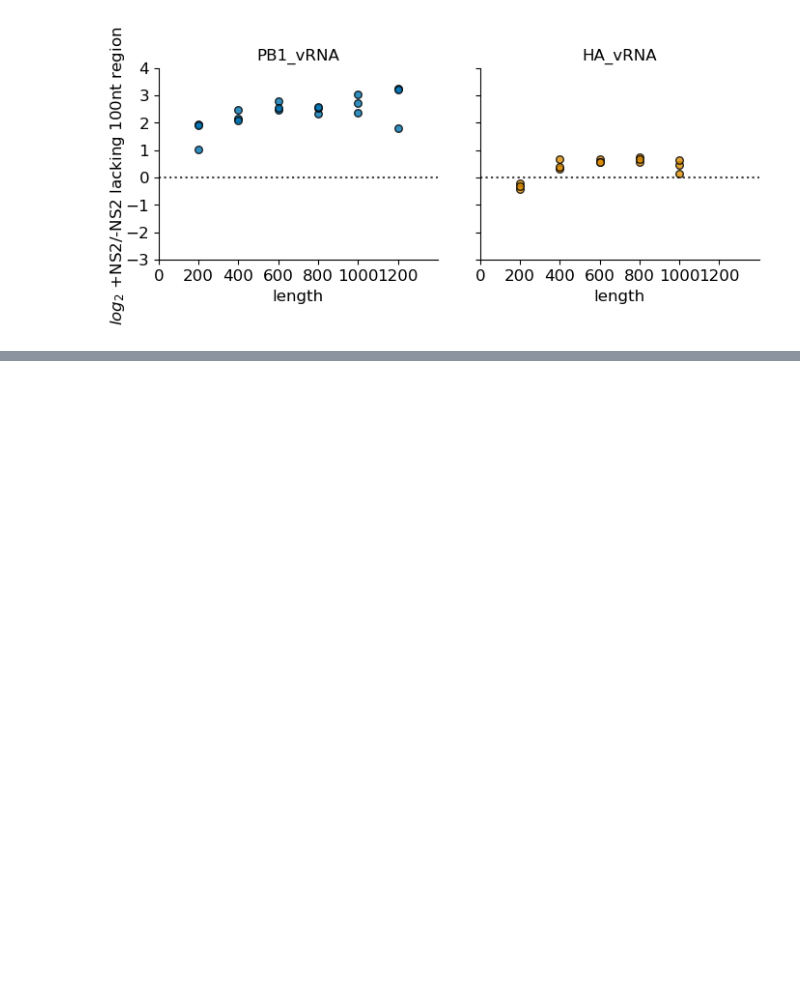
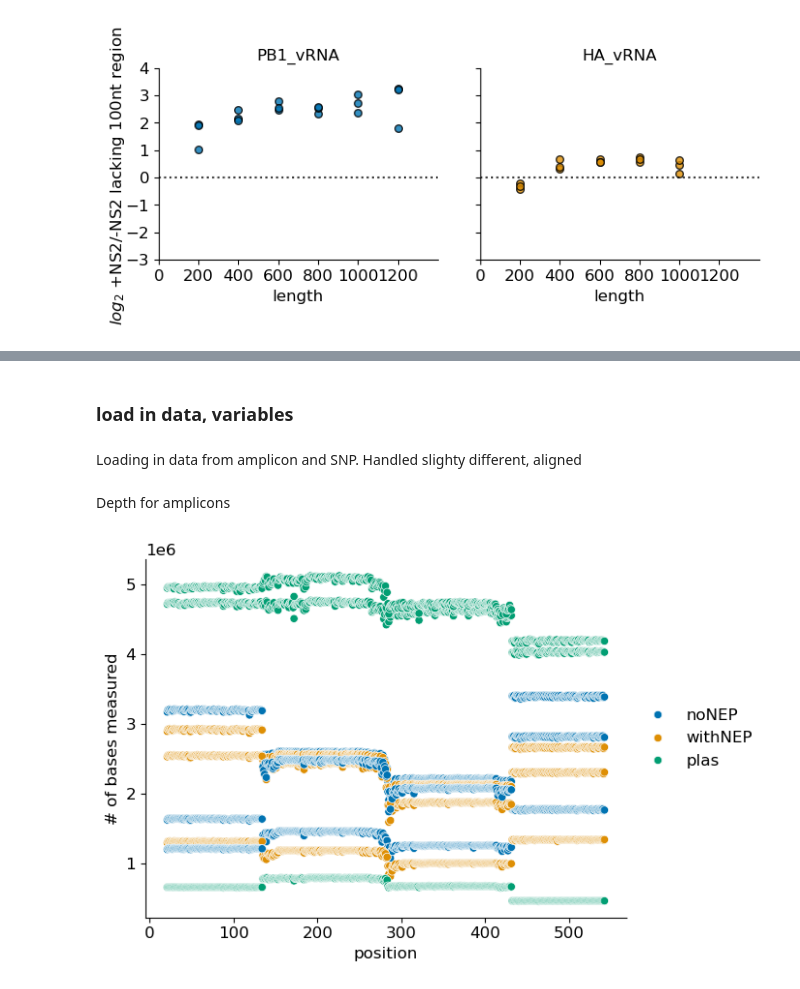
Before and after one commit to Russell-laboratory/NS2_sequence_specificity, a Jupyter notebook: Figures_sequencing.ipynb, the cells around one changed output, grey strips where cells are left out. Saved outputs shown, nothing was run; the diff lists cells and outputs as text; code cells hidden in the pictures; blank space fills up the shorter version.

```diff
--- a/Figures_sequencing.ipynb
+++ b/Figures_sequencing.ipynb
@@ -356,0 +362,46 @@ plt.savefig(supFigDir + 'enrichmentLengthPoly100ntabsent.pdf', format='pdf', bbo
+# %% [markdown]
+### load in data, variables
+# %% [markdown]
+Loading in data from amplicon and SNP. Handled slighty different, aligned
+# %%
+dataFolder = 'Results/SNPcounts'
+
+#adjust coordinates for adapters
+posAdjustAmplicon = 14
+posAdjustRACE = 30
+PB1delLength = 562
+# %%
+data = []
+for file in glob.glob('Results/SNPcounts/*.tsv'):
+    baseName = os.path.basename(file)
+    if baseName.split('_')[0] == 'RACE':
+        currData = pd.read_csv(file, sep = '\t')
+        currData['category'] = baseName.split('-')[0].split('_')[1]
+        currData['replicate'] = baseName.split('-')[1][0]
+        currData['position'] = currData['position']-posAdjustRACE
+        currData['sequencing'] = 'RACE'
+        #only use to infer to first and last 20 nt
+        currData = currData[(currData['position'] <= 20) | (currData['position'] > PB1delLength - 20)]
+        data += [currData]
+
+    else:
+        currData = pd.read_csv(file, sep = '\t')
+        currData['category'] = baseName.split('-')[0]
+        currData['replicate'] = baseName.split('-')[1][0]
+        currData['position'] = currData['position']-posAdjustAmplicon
+        currData['sequencing'] = 'amplicon'
+        #exclude first and last 20 nt
+        currData = currData[(currData['position'] > 20) & (currData['position'] <=PB1delLength - 20)]
+        data += [currData]
+data = pd.concat(data)
+data = data.loc[(data.position > 0) & (data.position <= PB1delLength)]
+# %% [markdown]
+Depth for amplicons
+# %%
+ax = sns.scatterplot(y=data[data.sequencing=='amplicon'][['A','G','C','T']].sum(axis=1), x=data[data.sequencing=='amplicon'].position, hue=data[data.sequencing=='amplicon'].category, palette = 'colorblind')
+sns.despine()
+plt.ylabel('# of bases measured')
+ax.legend(loc='center left', bbox_to_anchor=(1, 0.5), frameon=False)
+plt.savefig(supFigDir + 'SNPdepthAmplicon.pdf', format='pdf', bbox_inches = "tight")
+# %% [output]
+[figure, added]
```
Also changed, not shown: parts of 18 cells of this notebook, 48 other files.
